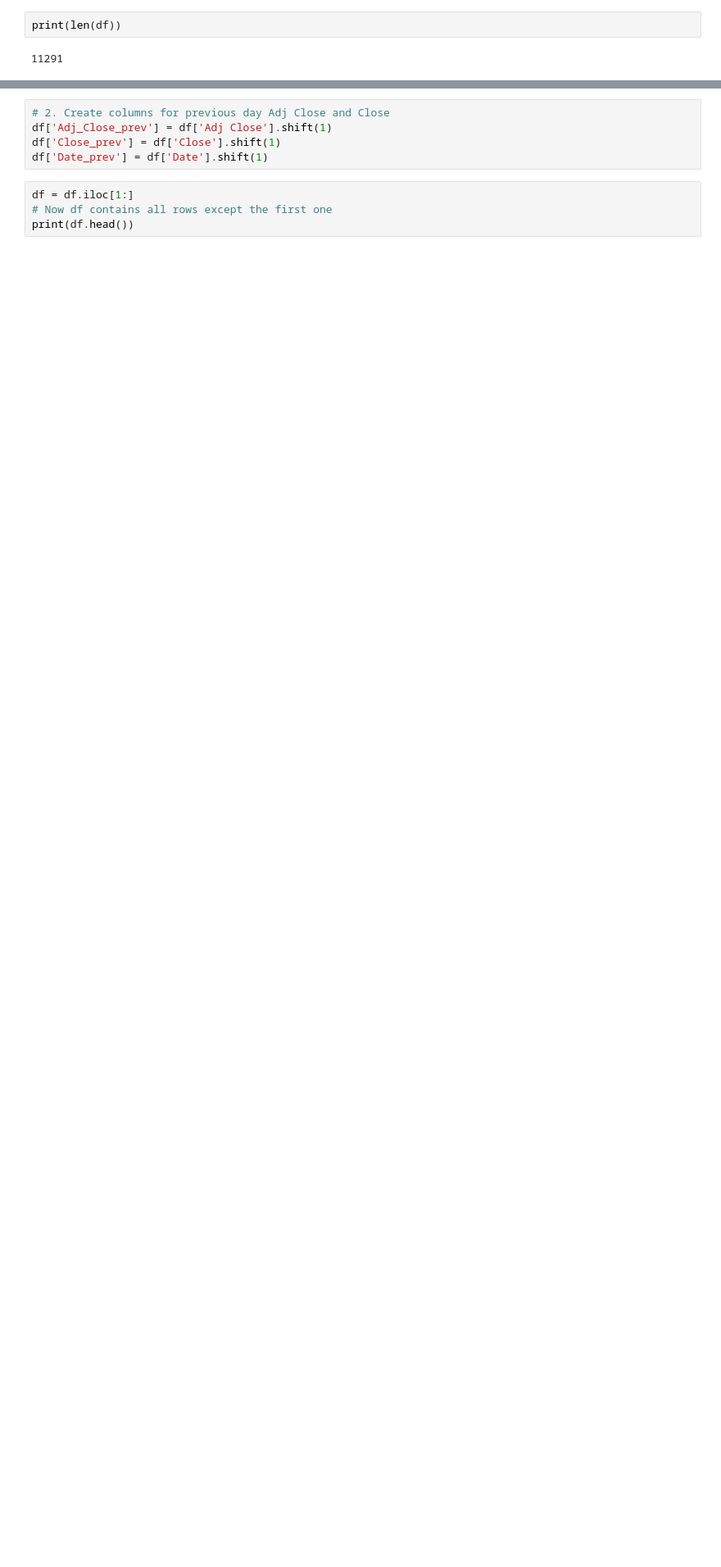
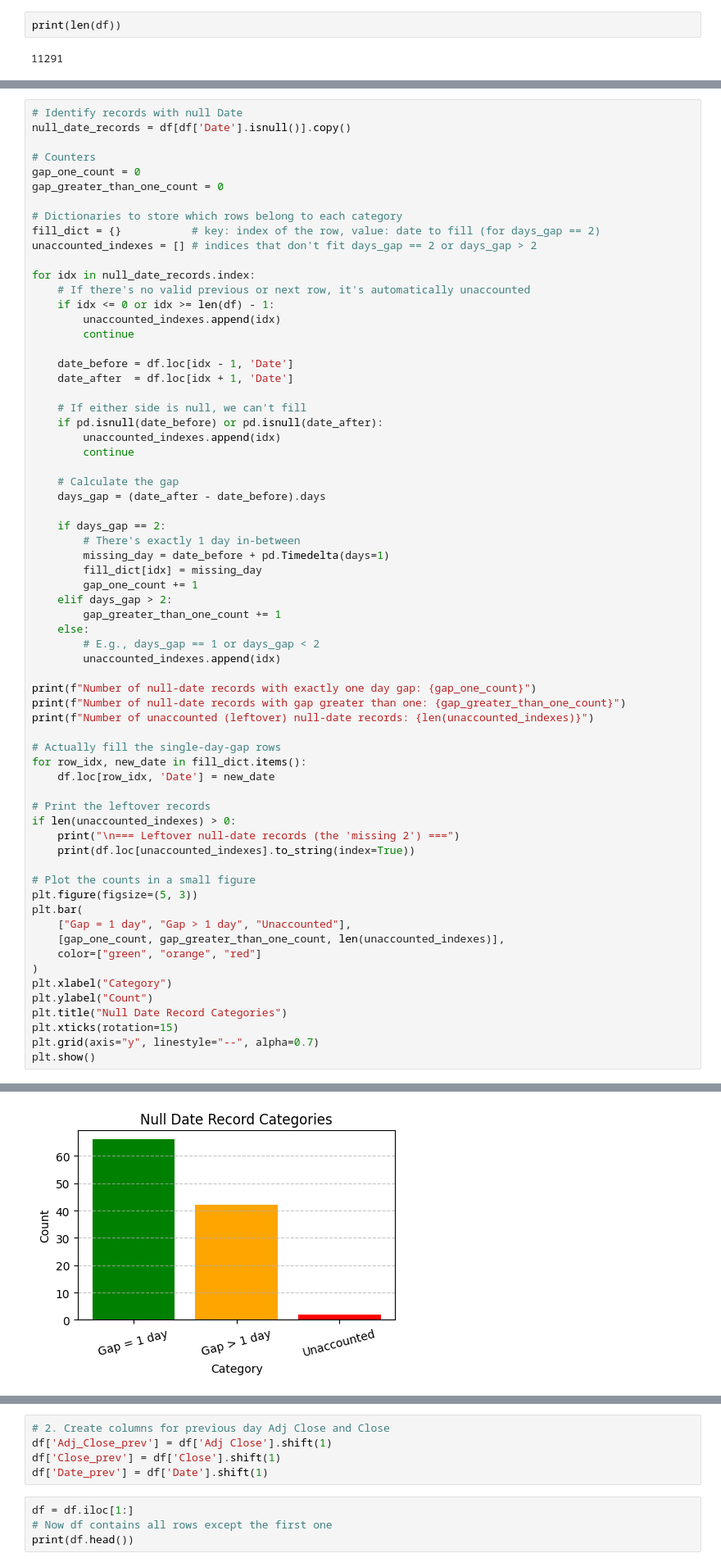
Before and after one commit to optima-intellihack-5-0/Intellihack_Optima_4, a Jupyter notebook: Task4_analysis.ipynb, the cells around one changed output, grey strips where cells are left out. Shown at 82% size. Drawn from its saved outputs; the diff is of its cells as text; blank space fills up the shorter version.

```diff
--- a/Task4_analysis.ipynb
+++ b/Task4_analysis.ipynb
@@ -77,0 +85,67 @@ std       51.550735     51.011632     55.834401  3.883662e+05
+# %%
+# Identify records with null Date
+null_date_records = df[df['Date'].isnull()].copy()
+
+# Counters
+gap_one_count = 0
+gap_greater_than_one_count = 0
+
+# Dictionaries to store which rows belong to each category
+fill_dict = {}           # key: index of the row, value: date to fill (for days_gap == 2)
+unaccounted_indexes = [] # indices that don't fit days_gap == 2 or days_gap > 2
+
+for idx in null_date_records.index:
+    # If there's no valid previous or next row, it's automatically unaccounted
+    if idx <= 0 or idx >= len(df) - 1:
+        unaccounted_indexes.append(idx)
+        continue
+
+    date_before = df.loc[idx - 1, 'Date']
+    date_after  = df.loc[idx + 1, 'Date']
+
+    # If either side is null, we can't fill
+    if pd.isnull(date_before) or pd.isnull(date_after):
+        unaccounted_indexes.append(idx)
+        continue
+
+    # Calculate the gap
+    days_gap = (date_after - date_before).days
+
+    if days_gap == 2:
+        # There's exactly 1 day in-between
+        missing_day = date_before + pd.Timedelta(days=1)
+        fill_dict[idx] = missing_day
+        gap_one_count += 1
+    elif days_gap > 2:
+        gap_greater_than_one_count += 1
+    else:
+        # E.g., days_gap == 1 or days_gap < 2
+        unaccounted_indexes.append(idx)
+
+print(f"Number of null-date records with exactly one day gap: {gap_one_count}")
+print(f"Number of null-date records with gap greater than one: {gap_greater_than_one_count}")
+print(f"Number of unaccounted (leftover) null-date records: {len(unaccounted_indexes)}")
+
+# Actually fill the single-day-gap rows
+for row_idx, new_date in fill_dict.items():
+    df.loc[row_idx, 'Date'] = new_date
+
+# Print the leftover records
+if len(unaccounted_indexes) > 0:
+    print("\n=== Leftover null-date records (the 'missing 2') ===")
+    print(df.loc[unaccounted_indexes].to_string(index=True))
+
+# Plot the counts in a small figure
+plt.figure(figsize=(5, 3))
+plt.bar(
+    ["Gap = 1 day", "Gap > 1 day", "Unaccounted"],
+    [gap_one_count, gap_greater_than_one_count, len(unaccounted_indexes)],
+    color=["green", "orange", "red"]
+)
+plt.xlabel("Category")
+plt.ylabel("Count")
+plt.title("Null Date Record Categories")
+plt.xticks(rotation=15)
+plt.grid(axis="y", linestyle="--", alpha=0.7)
+plt.show()
+# %% [output]
@@ -77,0 +160 @@ std       51.550735     51.011632     55.834401  3.883662e+05
+[figure, added]
```
Also changed, not shown: parts of 52 cells of this notebook, 6 other files.
